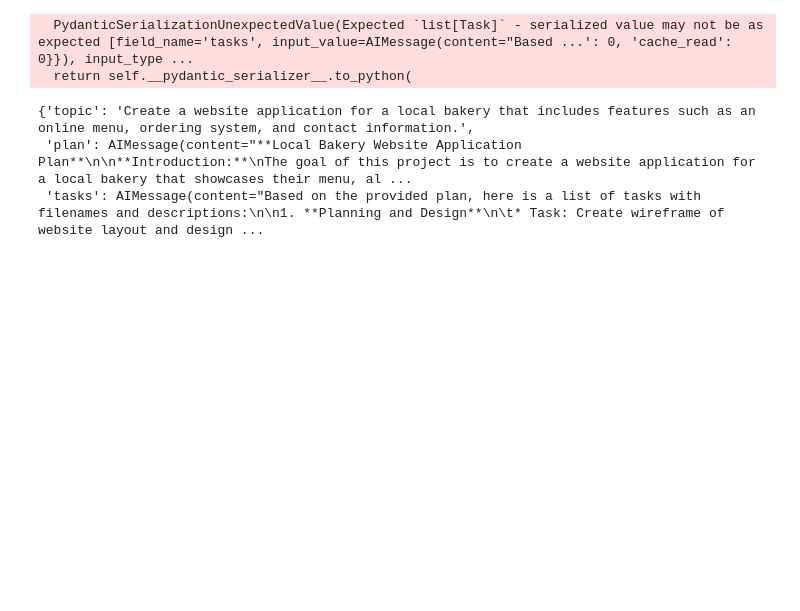
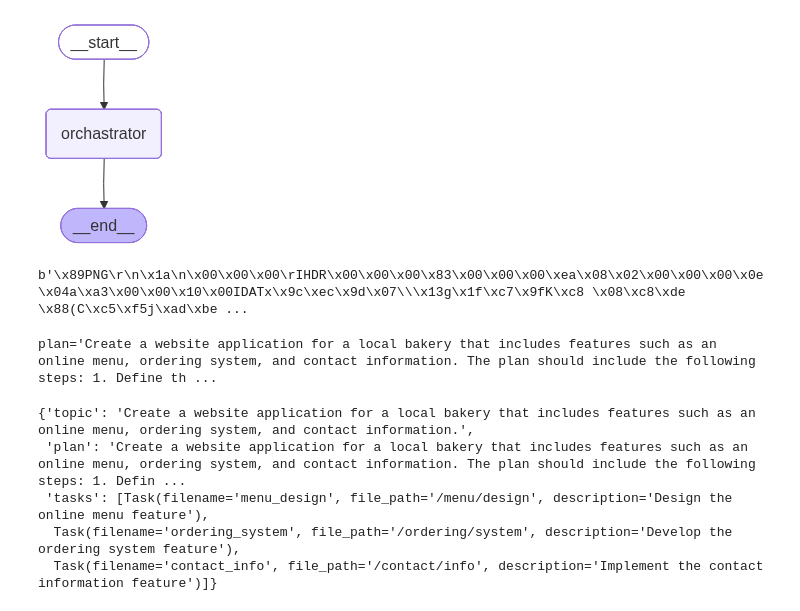
Before and after one commit to VashuTheGreat/Coder-Buddy-All-in-One-Agent-, a Jupyter notebook: notebooks/Workflow.ipynb, the cells around one changed output. Cells and saved outputs as stored; diff of their text form; code cells hidden in the pictures; blank space fills up the shorter version.

Commit message:
basic Workflow done

```diff
--- a/notebooks/Workflow.ipynb
+++ b/notebooks/Workflow.ipynb
@@ -14,6 +14,9 @@ class Task(BaseModel):
     file_path: str = Field(..., description="The path to the file associated with the task")
     description: str = Field(..., description="A detailed description of the task to be performed")
 
+class Orchastrator_MOdel(BaseModel):
+    plan: str = Field(..., description="a detailed plan to create the website application")
+    tasks: List[Task]
 class State(BaseModel):
     topic: str = Field(..., description="user prompt to create website application")
     plan: str = Field(..., description="a detailed plan to create the website application")
@@ -36,13 +39,14 @@ llm=ChatBedrockConverse(
 from langchain_core.messages import SystemMessage
 import json
 def orchastrator(state:State)->State:
-    plan_prompt = f"Given the topic '{state.topic}', create a detailed plan to create a website application."
-    state.plan = llm.invoke([SystemMessage(content=plan_prompt)]).content
+    plan_prompt = f"Given the topic '{state.topic}', create a detailed plan to create a website application. \
+        Also generate Tasks to send to the worker nodes so that they can work parallelly. The plan should be comprehensive and cover all necessary steps to achieve the goal."
 
-    tasks_prompt = f"Based on the following plan, generate a list of tasks with filenames, file_paths, and descriptions in JSON format:\n\n{state.plan}\n\nReturn only the JSON array."
-    tasks_response = llm.invoke([SystemMessage(content=tasks_prompt)]).content
-    tasks_data = json.loads(tasks_response)
-    state.tasks = [Task(**task) for task in tasks_data]
+    llm_=llm.with_structured_output(Orchastrator_MOdel)
+    orchestrator_output = llm_.invoke([SystemMessage(content=plan_prompt)])
+    print(orchestrator_output)
+    state.plan = orchestrator_output.plan
+    state.tasks = orchestrator_output.tasks
 
     return state
 # %%
@@ -53,14 +57,27 @@ graph.add_edge("orchastrator", END)
 
 
 graph=graph.compile()
+# %%
+graph
+# %% [output]
+[figure, added]
+# %%
+png_data = graph.get_graph().draw_mermaid_png()
+with open("workflow_graph.png", "wb") as f:
+    f.write(png_data)
+
+png_data
+# %% [output]
+b'\x89PNG\r\n\x1a\n\x00\x00\x00\rIHDR\x00\x00\x00\x83\x00\x00\x00\xea\x08\x02\x00\x00\x00\x0e\x04a\xa3\x00\x00\x10\x00IDATx\x9c\xec\x9d\x07\\\x13g\x1f\xc7\x9fK\xc8 \x08\xc8\xde \x88(C\xc5\xf5j\xad\xbe ...
 # %%
 
 temp_task=Task(filename="index.html", file_path="/path/to/index.html", description="Create the main HTML file for the bakery website.")
 state=State(topic="Create a website application for a local bakery that includes features such as an online menu, ordering system, and contact information.", plan="", tasks=[temp_task])
 graph.invoke(state)
 # %% [output]
-  PydanticSerializationUnexpectedValue(Expected `list[Task]` - serialized value may not be as expected [field_name='tasks', input_value=AIMessage(content="Based ...': 0, 'cache_read': 0}}), input_type ...
-  return self.__pydantic_serializer__.to_python(
+plan='Create a website application for a local bakery that includes features such as an online menu, ordering system, and contact information. The plan should include the following steps: 1. Define th ...
 {'topic': 'Create a website application for a local bakery that includes features such as an online menu, ordering system, and contact information.',
- 'plan': AIMessage(content="**Local Bakery Website Application Plan**\n\n**Introduction:**\nThe goal of this project is to create a website application for a local bakery that showcases their menu, al ...
- 'tasks': AIMessage(content="Based on the provided plan, here is a list of tasks with filenames and descriptions:\n\n1. **Planning and Design**\n\t* Task: Create wireframe of website layout and design ...
+ 'plan': 'Create a website application for a local bakery that includes features such as an online menu, ordering system, and contact information. The plan should include the following steps: 1. Defin ...
+ 'tasks': [Task(filename='menu_design', file_path='/menu/design', description='Design the online menu feature'),
+  Task(filename='ordering_system', file_path='/ordering/system', description='Develop the ordering system feature'),
+  Task(filename='contact_info', file_path='/contact/info', description='Implement the contact information feature')]}
```
Also changed, not shown: 37 other files.
